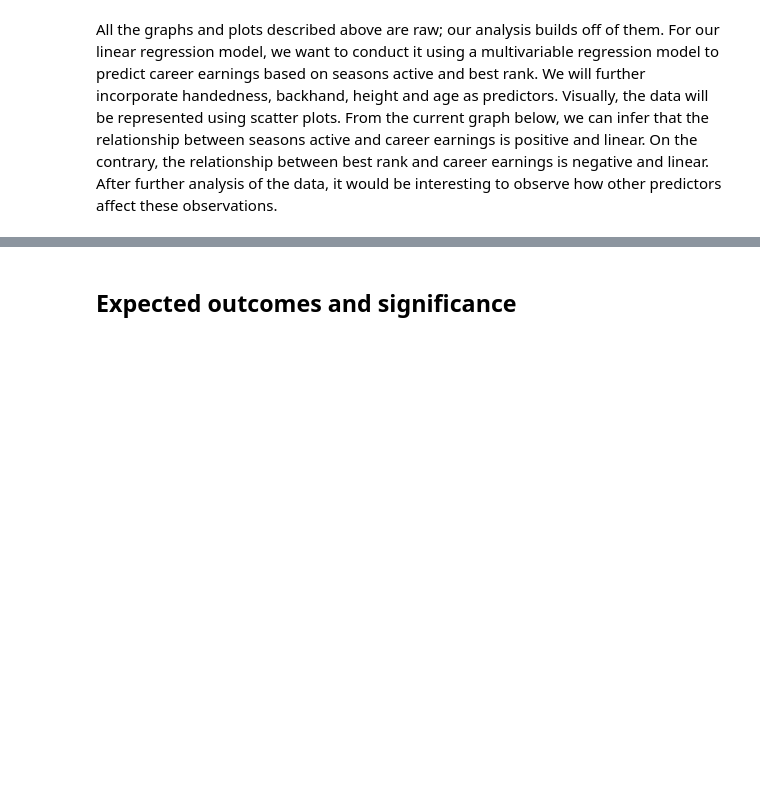
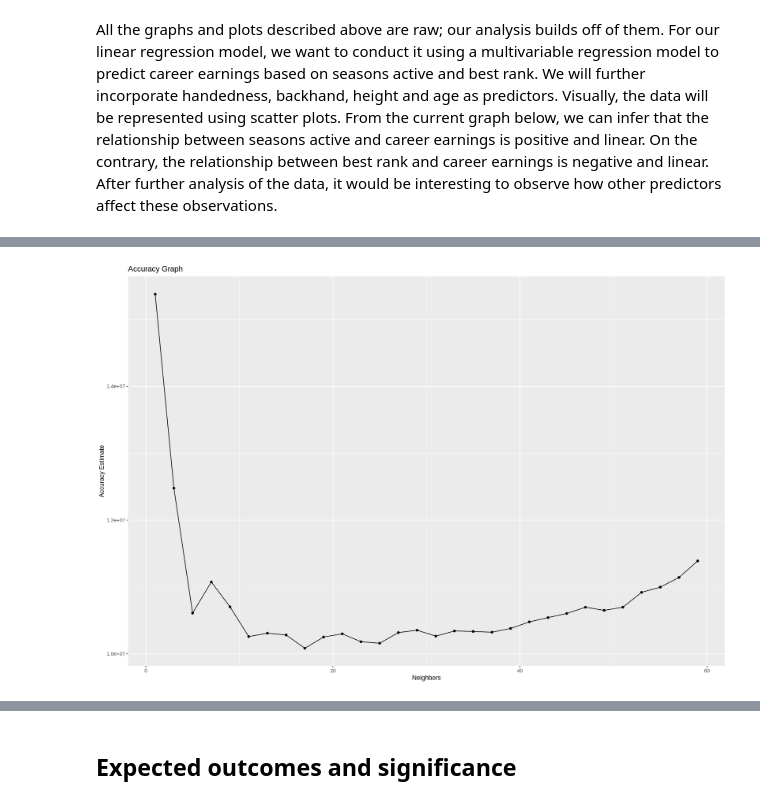
Before and after one commit to bc2003/DSCI-100-Group-20, a Jupyter notebook: Project Proposal-Copy1.ipynb, the cells around one changed output, grey strips where cells are left out. Cells and saved outputs as stored; diff of their text form; code cells hidden in the pictures; blank space fills up the shorter version.

```diff
--- a/Project Proposal-Copy1.ipynb
+++ b/Project Proposal-Copy1.ipynb
@@ -295,0 +323,10 @@ A tibble: 5 × 7
+# %%
+neighbor_pplot <- accuracy_versus_k <- ggplot(player_results, aes(x = neighbors, y = mean))+
+      geom_point() +
+      geom_line() +
+      labs(x = "Neighbors", y = "Accuracy Estimate")+
+        ggtitle("Accuracy Graph")
+
+neighbor_pplot
+# %% [output]
+[figure, added]
```
Also changed, not shown: parts of 10 cells of this notebook.
